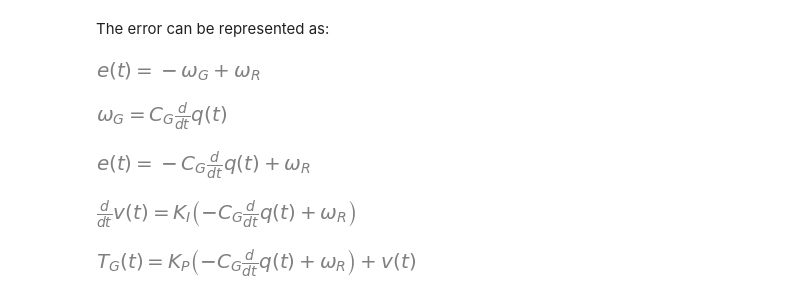
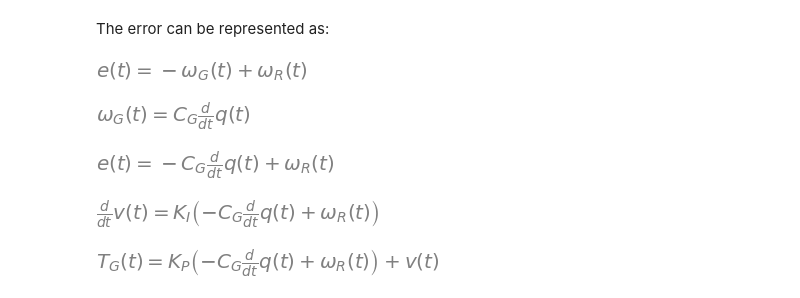
Before and after one commit to gfsReboucas/Drivetrain, a Jupyter notebook: notes/Dynamic_Formulation.ipynb, the cells around one changed output. Cells and saved outputs as stored; diff of their text form; code cells hidden in the pictures.

```diff
--- a/notes/Dynamic_Formulation.ipynb
+++ b/notes/Dynamic_Formulation.ipynb
@@ -93,26 +93,26 @@ display(eq_gen, eq_v, eq_vdot)
 # %% [markdown]
 The error can be represented as:
 # %%
-om_R = symbols('omega_R')
-om_G = symbols('omega_G')
+om_R = Function('omega_R')(t)
+om_G = Function('omega_G')(t)
 C_G = symbols('C_G')
 
 eq_omG = Eq(om_G, C_G * q.diff(t))
 eq_error = Eq(e, om_R - om_G)
 display(eq_error)
 
 eq_error = eq_error.subs([(eq_omG.lhs, eq_omG.rhs)])
 display(eq_omG,eq_error)
 
 eq_vdot = eq_vdot.subs([(eq_error.lhs, eq_error.rhs)])
 eq_gen  = eq_gen.subs([(eq_error.lhs, eq_error.rhs)])
 display(eq_vdot, eq_gen)
 # %% [output]
-[figure, old version]
+[figure, new version]
-[figure, old version]
+[figure, new version]
-[figure, old version]
+[figure, new version]
-[figure, old version]
+[figure, new version]
-[figure, old version]
+[figure, new version]
 # %%
 EOM = EOM.subs(eq_gen.lhs, eq_gen.rhs)
 coeff_vel = expand(EOM.rhs).coeff(q.diff(t))
```
Also changed, not shown: parts of 10 cells of this notebook, 24 other files.
